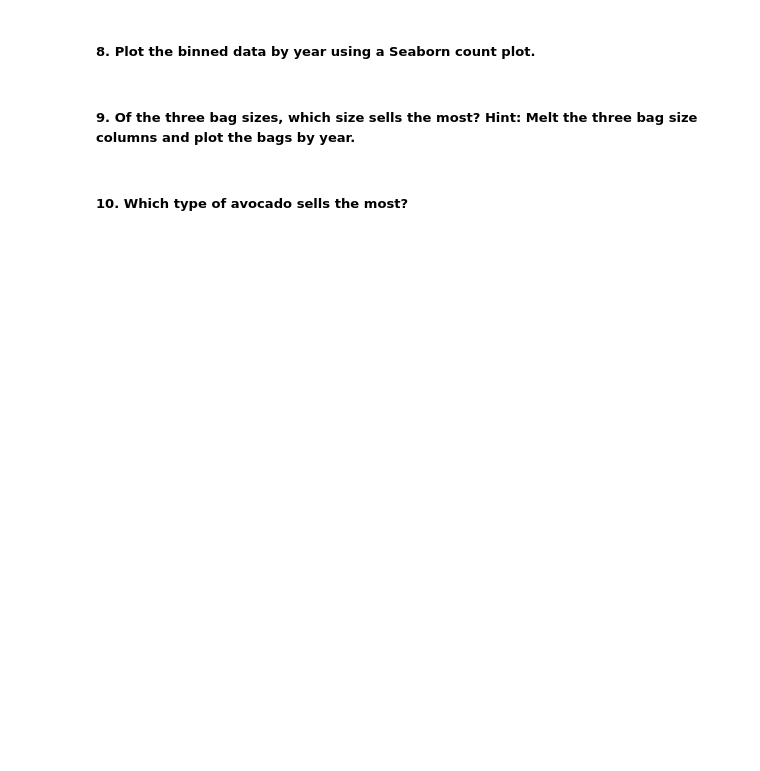
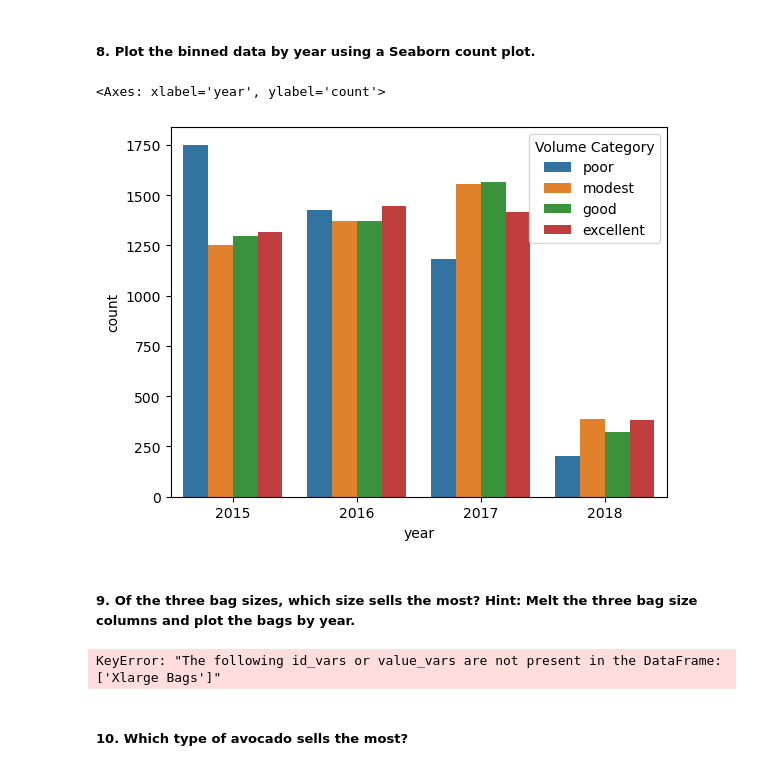
Before and after one commit to mesieou/deakin, a Jupyter notebook: introduction-to-ai/p7/P7.ipynb, the cells around one changed output. Drawn from its saved outputs; the diff is of its cells as text; code cells hidden in the pictures; blank space fills up the shorter version.

```diff
--- a/introduction-to-ai/p7/P7.ipynb
+++ b/introduction-to-ai/p7/P7.ipynb
@@ -65,0 +110,7 @@ data.info()
+# %%
+# write your code here
+bins = ['poor', 'modest', 'good', 'excellent']
+
+data['Volume Category'] = pd.qcut(data['Total Volume'], q=4, labels= bins)
+
+display(data)
@@ -67,14 +132,21 @@ data.info()
 ##### 8.	Plot the binned data by year using a Seaborn count plot.
 # %%
 # write your code here
+sns.countplot(data=data, x= 'year', hue='Volume Category')
+# %% [output]
+<Axes: xlabel='year', ylabel='count'>
+[figure, added]
 # %% [markdown]
 ##### 9.	Of the three bag sizes, which size sells the most? Hint: Melt the three bag size columns and plot the bags by year.
 # %%
 # write your code here
+melted_data = data.melt(value_vars=["Small Bags","Large Bags", "XLarge Bags"], var_name='Size Bags', id_vars=['year'], value_name='Count')
 
 # melt the data for plotting by year and bags
 
 # plot the data using seaborn line plot with hue based on bags
+# %% [output]
+KeyError: "The following id_vars or value_vars are not present in the DataFrame: ['Xlarge Bags']"
 # %% [markdown]
 ##### 10.	Which type of avocado sells the most?
 # %%
```
Also changed, not shown: parts of 8 cells of this notebook.
